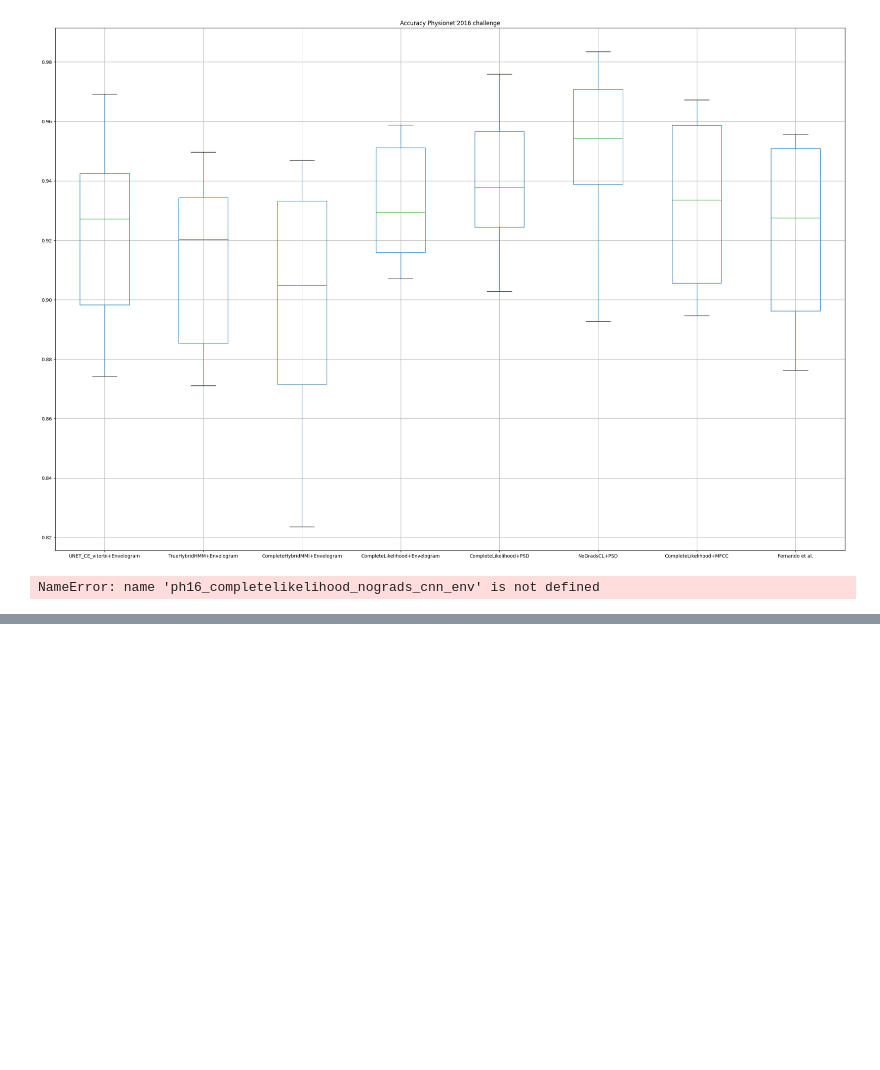
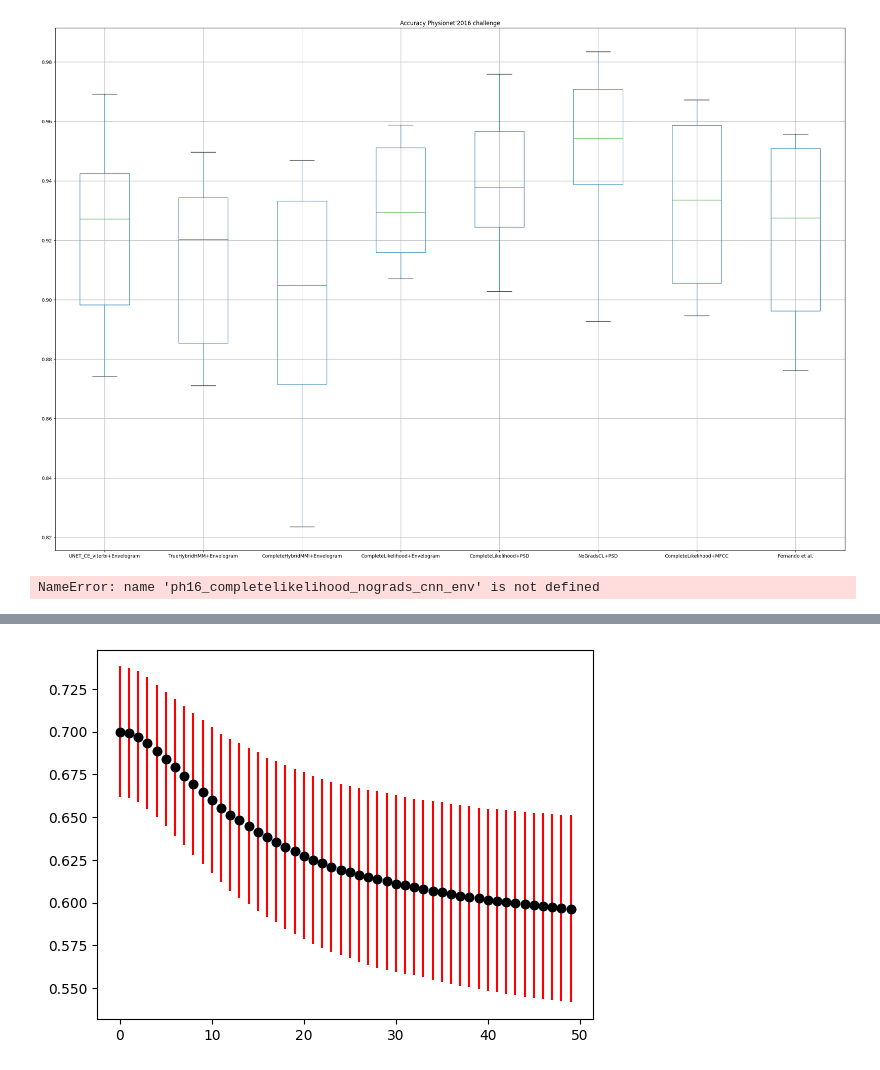
Before and after one commit to miguelmartins/hybrid-hmm, a Jupyter notebook: notebooks/physionet16_eval.ipynb, the cells around one changed output, grey strips where cells are left out. Drawn from its saved outputs; the diff is of its cells as text; code cells hidden in the pictures; blank space fills up the shorter version.

```diff
--- a/notebooks/physionet16_eval.ipynb
+++ b/notebooks/physionet16_eval.ipynb
@@ -384,0 +592,4 @@ plt.show()
+# %%
+plot_fine_tune(sens)
+# %% [output]
+[figure, added]
```
Also changed, not shown: parts of 20 cells of this notebook.
